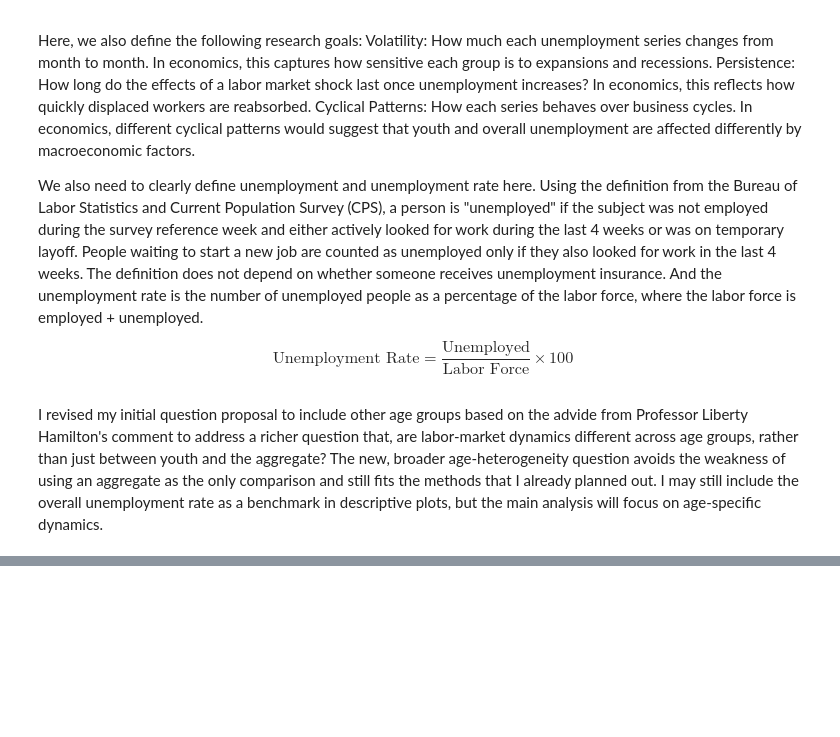
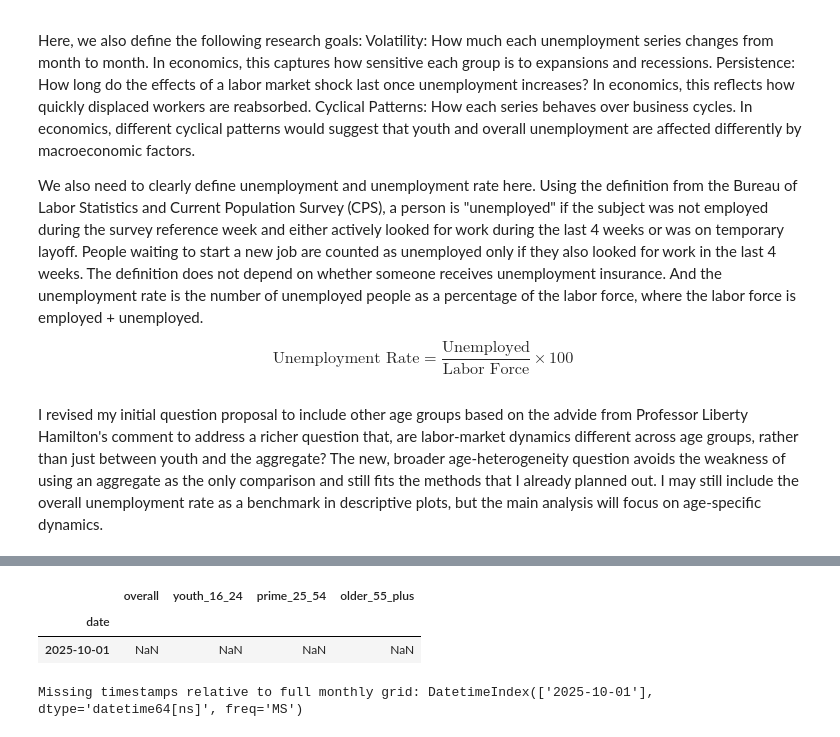
Before and after one commit to grantzhou23/STAT-248-Final-Project, a Jupyter notebook: Code/reproducible analysis.ipynb, the cells around one changed output, grey strips where cells are left out. Drawn from its saved outputs; the diff is of its cells as text; code cells hidden in the pictures; blank space fills up the shorter version.

```diff
--- a/Code/reproducible analysis.ipynb
+++ b/Code/reproducible analysis.ipynb
@@ -119,0 +125,14 @@ plt.show()
+# %%
+df[df.isna().any(axis=1)]
+# %% [output]
+|  | overall | youth_16_24 | prime_25_54 | older_55_plus |
+| date |  |  |  |  |
+| 2025-10-01 | NaN | NaN | NaN | NaN |
+# %%
+df = df.dropna()
+
+expected_index = pd.date_range(df.index.min(), df.index.max(), freq="MS")
+print("Missing timestamps relative to full monthly grid:",
+      expected_index.difference(df.index))
+# %% [output]
+Missing timestamps relative to full monthly grid: DatetimeIndex(['2025-10-01'], dtype='datetime64[ns]', freq='MS')
```
Also changed, not shown: parts of 3 cells of this notebook, 3 other files.
